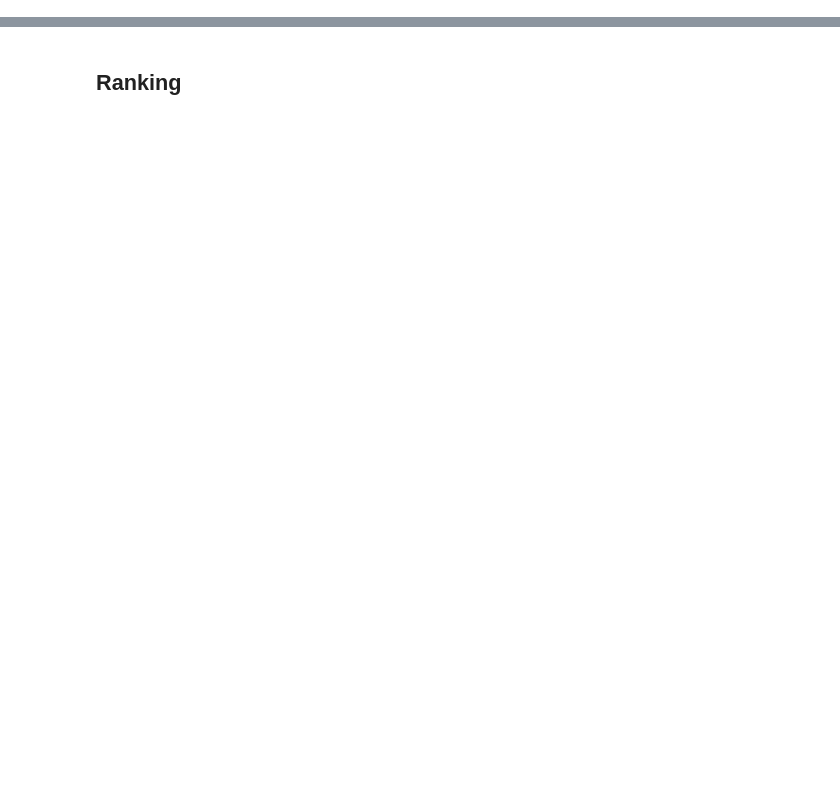
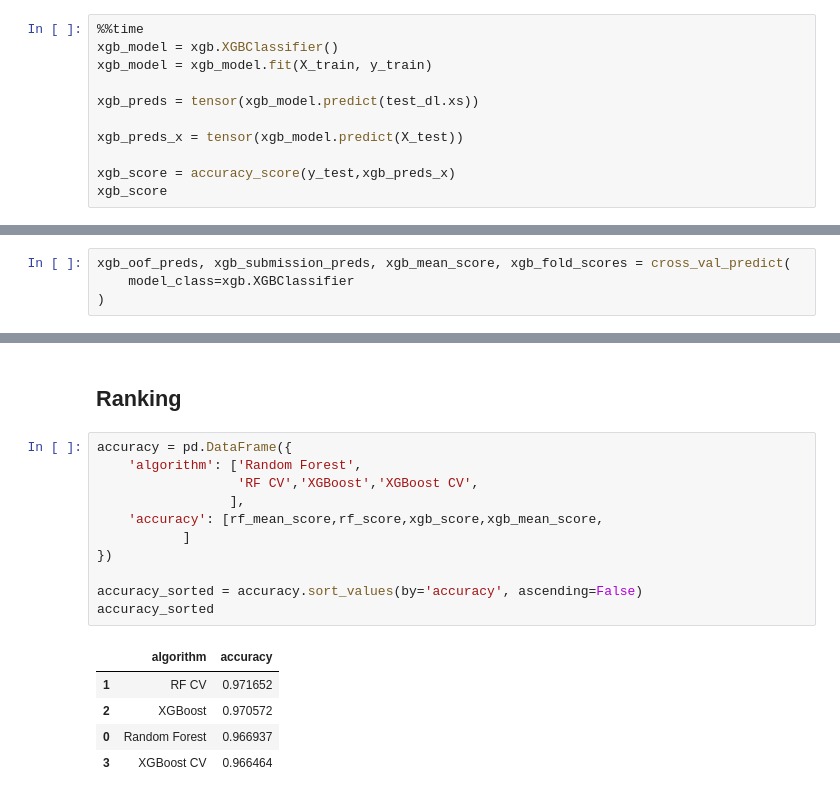
Before and after one commit to rubanzasilva/ps_s5_e7, a Jupyter notebook: s5e7-fastai-gmbs.ipynb, the cells around one changed output, grey strips where cells are left out. Saved outputs shown, nothing was run; the diff lists cells and outputs as text; blank space fills up the shorter version.

```diff
--- a/s5e7-fastai-gmbs.ipynb
+++ b/s5e7-fastai-gmbs.ipynb
@@ -453,0 +538,11 @@ array([1., 0., 0., ..., 0., 0., 0.])
+# %%
+%%time
+xgb_model = xgb.XGBClassifier()
+xgb_model = xgb_model.fit(X_train, y_train)
+
+xgb_preds = tensor(xgb_model.predict(test_dl.xs))
+
+xgb_preds_x = tensor(xgb_model.predict(X_test))
+
+xgb_score = accuracy_score(y_test,xgb_preds_x)
+xgb_score
@@ -453,0 +553,4 @@ array([1., 0., 0., ..., 0., 0., 0.])
+# %%
+xgb_oof_preds, xgb_submission_preds, xgb_mean_score, xgb_fold_scores = cross_val_predict(
+    model_class=xgb.XGBClassifier
+)
@@ -454,2 +596,19 @@ array([1., 0., 0., ..., 0., 0., 0.])
 # %% [markdown]
 ## Ranking
+# %%
+accuracy = pd.DataFrame({
+    'algorithm': ['Random Forest',
+                  'RF CV','XGBoost','XGBoost CV',
+                 ],
+    'accuracy': [rf_mean_score,rf_score,xgb_score,xgb_mean_score,
+           ]
+})
+
+accuracy_sorted = accuracy.sort_values(by='accuracy', ascending=False)
+accuracy_sorted
+# %% [output]
+|  | algorithm | accuracy |
+| 1 | RF CV | 0.971652 |
+| 2 | XGBoost | 0.970572 |
+| 0 | Random Forest | 0.966937 |
+| 3 | XGBoost CV | 0.966464 |
```
Also changed, not shown: parts of 28 cells of this notebook.
